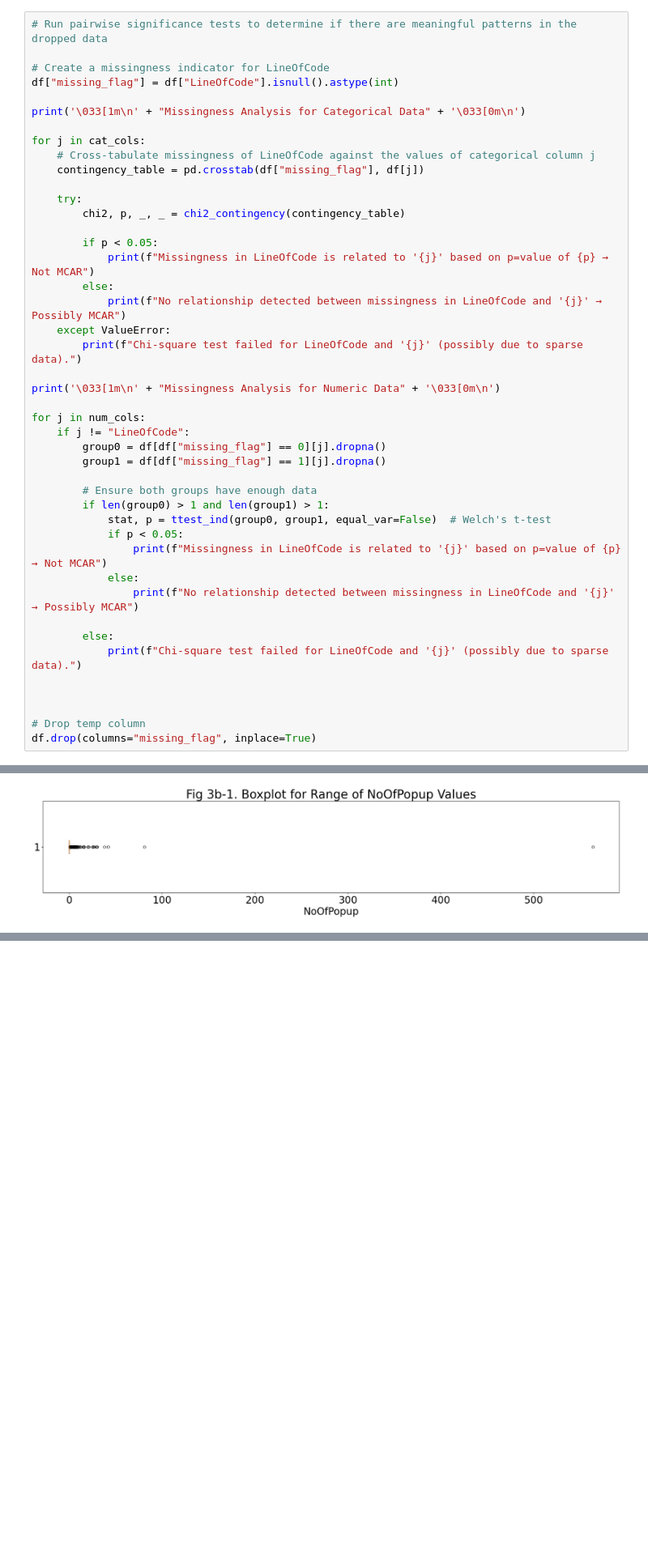
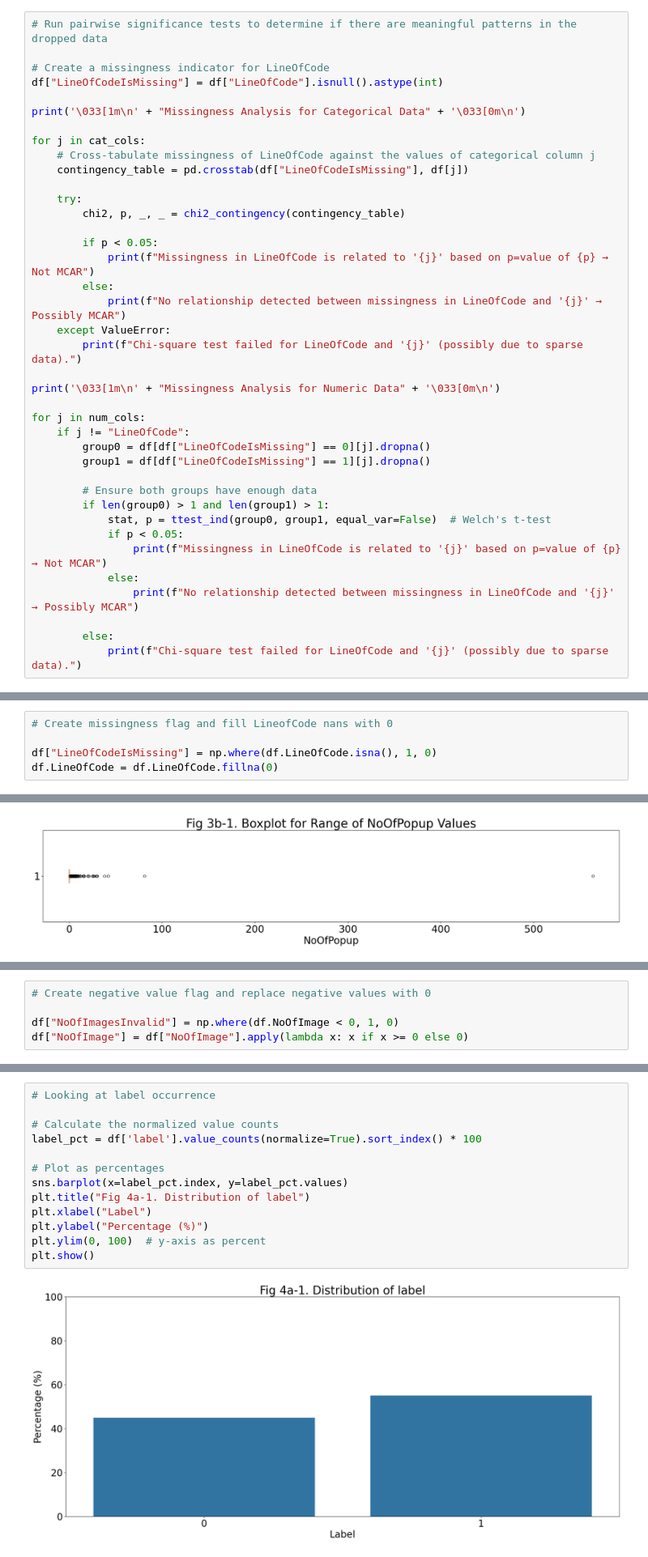
Before and after one commit to yhcchan/aiap22-colin-chan-yip-hang-961g, a Jupyter notebook: eda.ipynb, the cells around one changed output, grey strips where cells are left out. Shown at 81% size. Cells and saved outputs as stored; diff of their text form; blank space fills up the shorter version.

```diff
--- a/eda.ipynb
+++ b/eda.ipynb
@@ -256,13 +257,13 @@ Basic inspection of the above suggests the following data cleaning steps are nee
 # Run pairwise significance tests to determine if there are meaningful patterns in the dropped data
 
 # Create a missingness indicator for LineOfCode
-df["missing_flag"] = df["LineOfCode"].isnull().astype(int)
+df["LineOfCodeIsMissing"] = df["LineOfCode"].isnull().astype(int)
 
 print('\033[1m\n' + "Missingness Analysis for Categorical Data" + '\033[0m\n')
 
 for j in cat_cols:
     # Cross-tabulate missingness of LineOfCode against the values of categorical column j
-    contingency_table = pd.crosstab(df["missing_flag"], df[j])
+    contingency_table = pd.crosstab(df["LineOfCodeIsMissing"], df[j])
 
     try:
         chi2, p, _, _ = chi2_contingency(contingency_table)
@@ -278,8 +279,8 @@ print('\033[1m\n' + "Missingness Analysis for Numeric Data" + '\033[0m\n')
 
 for j in num_cols:
     if j != "LineOfCode":
-        group0 = df[df["missing_flag"] == 0][j].dropna()
-        group1 = df[df["missing_flag"] == 1][j].dropna()
+        group0 = df[df["LineOfCodeIsMissing"] == 0][j].dropna()
+        group1 = df[df["LineOfCodeIsMissing"] == 1][j].dropna()
 
         # Ensure both groups have enough data
         if len(group0) > 1 and len(group1) > 1:
@@ -291,11 +292,6 @@ for j in num_cols:
 
         else:
             print(f"Chi-square test failed for LineOfCode and '{j}' (possibly due to sparse data).")
-
-
-
-# Drop temp column
-df.drop(columns="missing_flag", inplace=True)
 # %% [output]
 Missingness Analysis for Categorical Data
 
@@ -316,0 +329,5 @@ Missingness in LineOfCode is related to 'DomainAgeMonths' based on p=value of 8.
+# %%
+# Create missingness flag and fill LineofCode nans with 0
+
+df["LineOfCodeIsMissing"] = np.where(df.LineOfCode.isna(), 1, 0)
+df.LineOfCode = df.LineOfCode.fillna(0)
@@ -367,0 +419,5 @@ plt.show()
+# %%
+# Create negative value flag and replace negative values with 0
+
+df["NoOfImagesInvalid"] = np.where(df.NoOfImage < 0, 1, 0)
+df["NoOfImage"] = df["NoOfImage"].apply(lambda x: x if x >= 0 else 0)
@@ -367,0 +460,15 @@ plt.show()
+# %%
+# Looking at label occurrence
+
+# Calculate the normalized value counts
+label_pct = df['label'].value_counts(normalize=True).sort_index() * 100
+
+# Plot as percentages
+sns.barplot(x=label_pct.index, y=label_pct.values)
+plt.title("Fig 4a-1. Distribution of label")
+plt.xlabel("Label")
+plt.ylabel("Percentage (%)")
+plt.ylim(0, 100)  # y-axis as percent
+plt.show()
+# %% [output]
+[figure, added]
```
Also changed, not shown: parts of 34 cells of this notebook.
